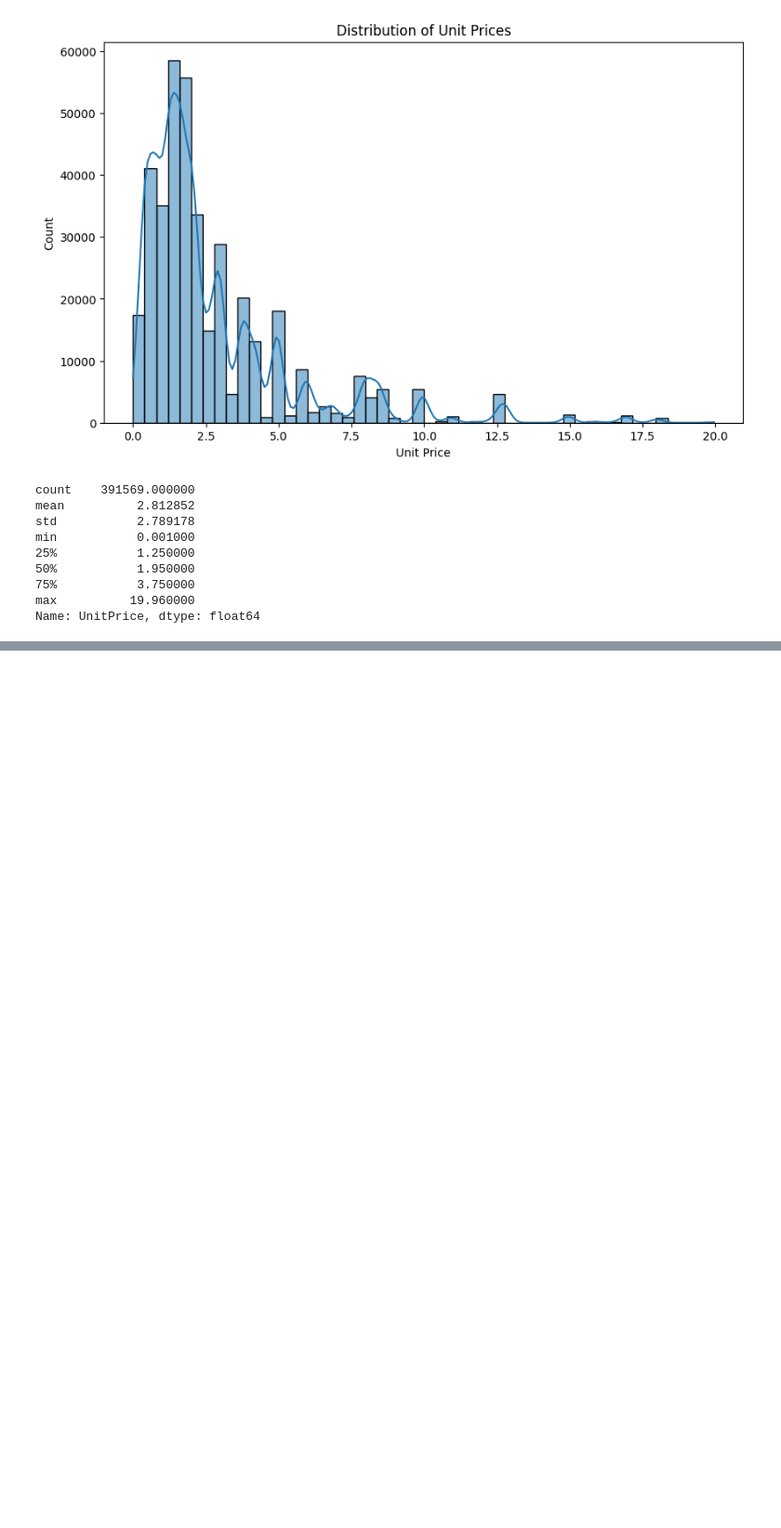
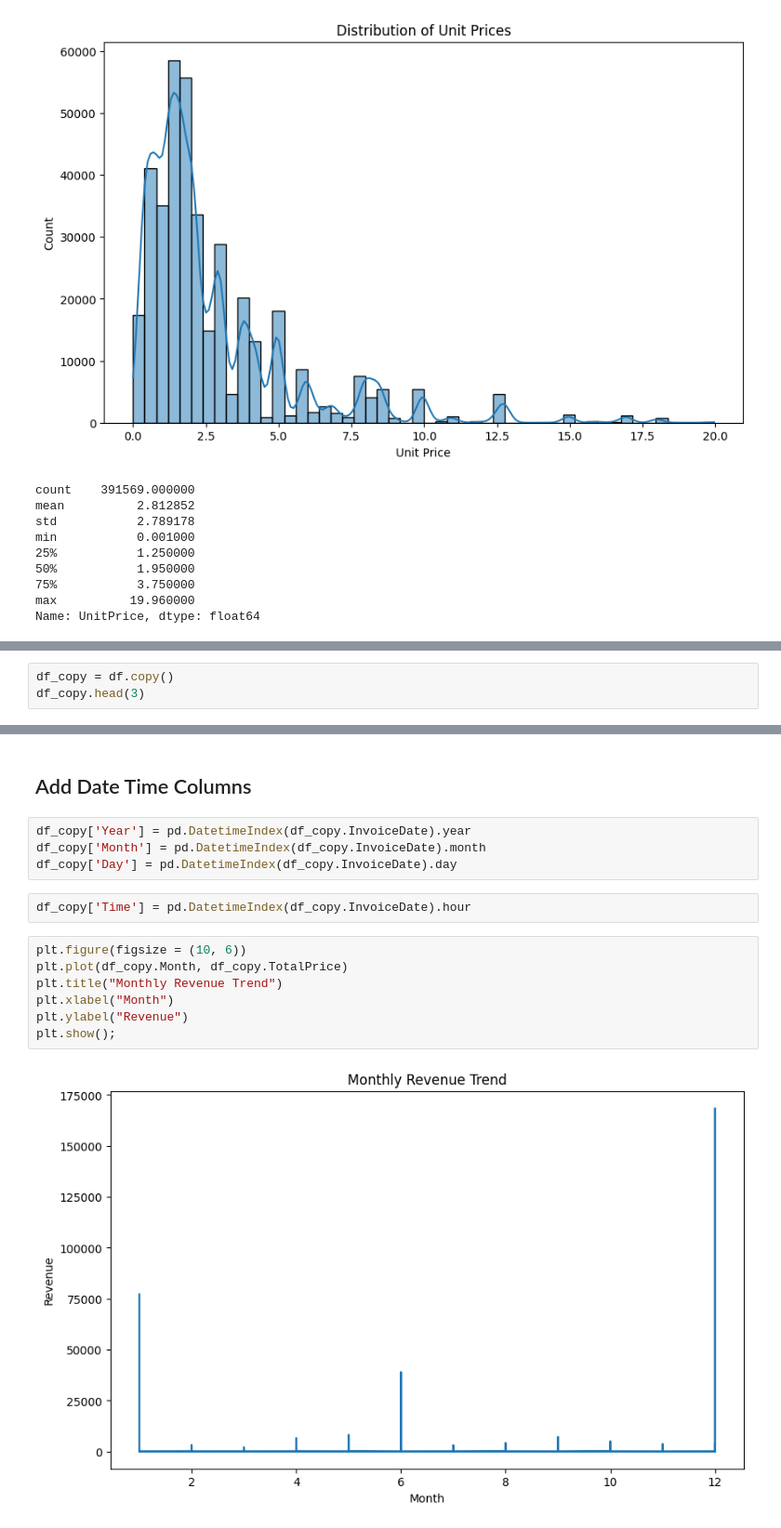
Before and after one commit to shsaniya04/Data-Analysis-with-Python, a Jupyter notebook: 12_Pandas_Practice_Project.ipynb, the cells around one changed output, grey strips where cells are left out. Shown at 93% size. Drawn from its saved outputs; the diff is of its cells as text; blank space fills up the shorter version.

```diff
--- a/12_Pandas_Practice_Project.ipynb
+++ b/12_Pandas_Practice_Project.ipynb
@@ -555,0 +562,3 @@ sns.scatterplot(x = df.UnitPrice, y = df.Quantity, alpha = 0.5)
+# %%
+df_copy = df.copy()
+df_copy.head(3)
@@ -555,0 +570,17 @@ sns.scatterplot(x = df.UnitPrice, y = df.Quantity, alpha = 0.5)
+# %% [markdown]
+## Add Date Time Columns
+# %%
+df_copy['Year'] = pd.DatetimeIndex(df_copy.InvoiceDate).year
+df_copy['Month'] = pd.DatetimeIndex(df_copy.InvoiceDate).month
+df_copy['Day'] = pd.DatetimeIndex(df_copy.InvoiceDate).day
+# %%
+df_copy['Time'] = pd.DatetimeIndex(df_copy.InvoiceDate).hour
+# %%
+plt.figure(figsize = (10, 6))
+plt.plot(df_copy.Month, df_copy.TotalPrice)
+plt.title("Monthly Revenue Trend")
+plt.xlabel("Month")
+plt.ylabel("Revenue")
+plt.show();
+# %% [output]
+[figure, added]
```
Also changed, not shown: parts of 5 cells of this notebook, 3 other files.
